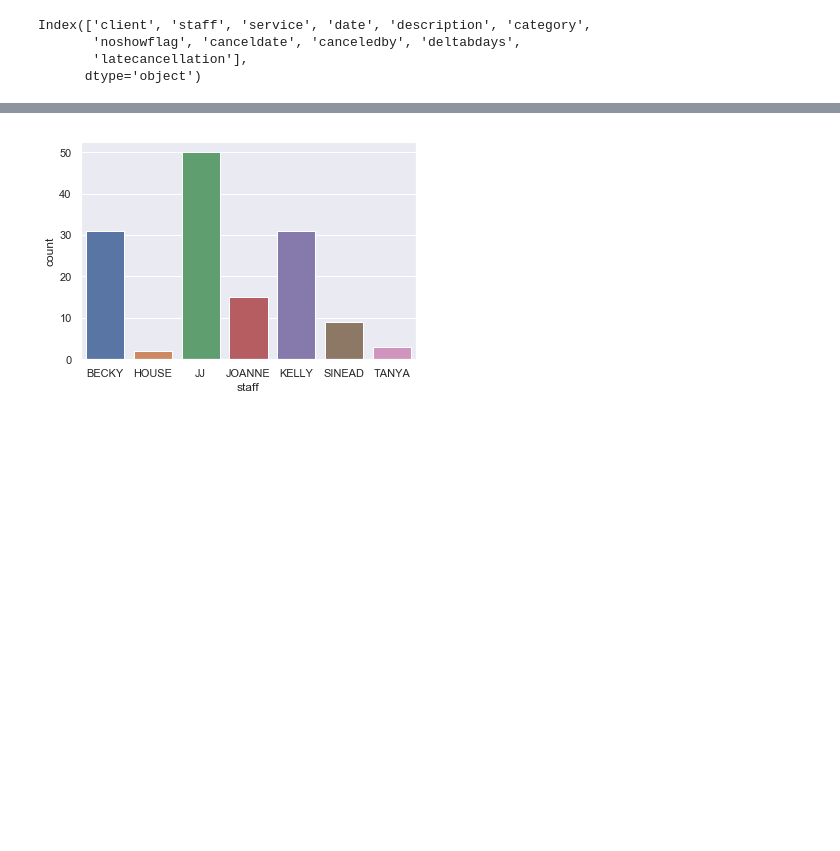
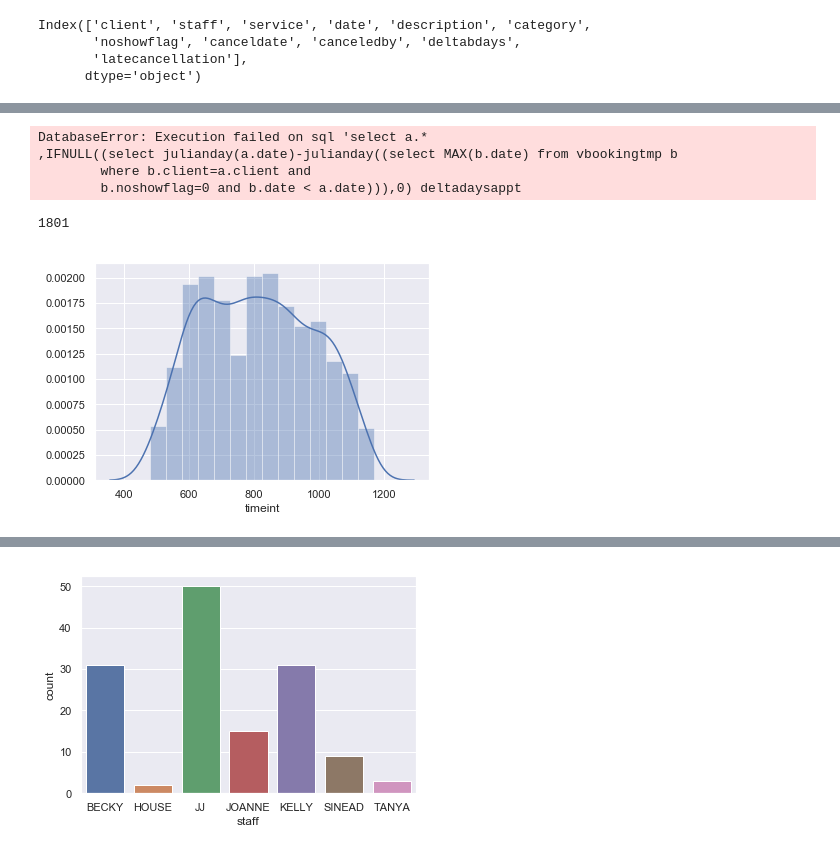
Before and after one commit to ericma007/p1, a Jupyter notebook: notebooks/init-database-exploration.ipynb, the cells around one changed output, grey strips where cells are left out. Cells and saved outputs as stored; diff of their text form; code cells hidden in the pictures; blank space fills up the shorter version.

```diff
--- a/notebooks/init-database-exploration.ipynb
+++ b/notebooks/init-database-exploration.ipynb
@@ -718,6 +718,7 @@ Index(['client', 'staff', 'service', 'date', 'description', 'category',
        'latecancellation'],
       dtype='object')
 # %%
-fbooking=pd.concat([bookings,cancellationnoshow],sort=False)
+fbooking2=pd.concat([bookings,cancellationnoshow.loc[:, cancellationnoshow.columns != 'deltabdays']
+],sort=False)
 len(fbooking)
 # %% [output]
@@ -760,9 +756,13 @@ tdate               1717
 dtype: int64
 # %%
 fbooking2['dayinweek']=pd.to_datetime(fbooking2['date']).apply(lambda x: x.weekday()).astype('category')
-fbooking2
+fbooking2['tdate']=pd.to_datetime(fbooking2['date'])
+fbooking2['month']=pd.to_datetime(fbooking2['date']).apply(lambda x: x.month)
+fbooking2['time01']=fbooking2['timeint'].apply(lambda x:
+                        ((x-fbooking2['timeint'].min())/(fbooking2['timeint'].max()-fbooking2['timeint'].min())))
+fbooking2['ttime']=pd.to_datetime(fbooking2['time'])
+fbooking2['hour']=fbooking2['ttime'].apply(lambda x: x.hour).astype('category')
 fbooking2['staff']=fbooking2.staff.astype('category')
 fbooking2['category']=fbooking2.category.astype('category')
-fbooking2['dayinweek'].unique()
-fbooking2[fbooking2.dayinweek==0]
+fbooking2.columns
 # %% [output]
@@ -795,0 +813,58 @@ array([736767., 736767., 736768., ..., 736820., 736852., 736818.])
+# %%
+query="""select a.*
+,IFNULL((select julianday(a.date)-julianday((select MAX(b.date) from vbookingtmp b
+        where b.client=a.client and
+        b.noshowflag=0 and b.date < a.date))),0) deltadaysappt
+,(select count(DISTINCT b.date) from vbookingtmp b
+where b.client=a.client and b.noshowflag=0 and
+    ((julianday(a.date)- julianday(b.date)) BETWEEN 1 and 30) ) last30dvisit
+,IFNULL((select 1 from vbookingtmp b
+where b.client=a.client and b.date = a.date and b.noshowflag=a.noshowflag
+      and b.latecancellation=a.latecancellation  and b.time<>a.time limit 1),0) multipleappt
+,IFNULL((select b.noshowflag  from vbookingtmp b
+where b.client=a.client and b.date < a.date and b.noshowflag =1
+order by b.date DESC limit 1),0) previousnoshow
+,IFNULL((select count(distinct b.date) from vbookingtmp b
+where b.client=a.client and ((julianday(a.date)- julianday(b.date)) BETWEEN 1 and 30)
+and b.noshowflag =1 ),0) last30dnoshow
+,(select b.date from vbookingtmp b
+where b.client=a.client and b.date < a.date and b.noshowflag =1
+order by b.date DESC limit 1) lastnoshowdate
+,(select b.hour from vbookingtmp b
+where b.client=a.client and b.date < a.date and b.noshowflag =1
+order by b.date DESC,b.time ASC limit 1) lastnoshowhour
+,(select b.dayinweek from vbookingtmp b where b.client=a.client and b.date < a.date and b.noshowflag =1
+order by b.date DESC limit 1) lastnoshowdayinweek
+,(select b.date from vbookingtmp b
+where b.client=a.client and b.date < a.date  and b.noshowflag =0
+order by b.date DESC limit 1) lastvisitdate
+,(select b.hour from vbookingtmp b
+where b.client=a.client and b.date < a.date and b.noshowflag =0
+order by b.date DESC,b.time ASC limit 1) lastvisithour
+,IFNULL((select b.staff from vbookingtmp b
+where b.client=a.client and b.date < a.date and b.noshowflag =0 and b.staff=a.staff
+order by b.date DESC limit 1),
+(select b.staff from vbookingtmp b
+where b.client=a.client and b.date < a.date and b.noshowflag =0
+order by b.date DESC limit 1) )laststaff
+,(select b.dayinweek from vbookingtmp b
+where b.client=a.client and b.date < a.date and b.noshowflag =0
+order by b.date DESC limit 1) lastvisitdayinweek
+,IFNULL((select b.service from vbookingtmp b
+where b.client=a.client and b.date < a.date and b.noshowflag =0 and b.service=a.service
+order by b.date DESC limit 1),(select b.service from vbookingtmp b
+where b.client=a.client and b.date < a.date and b.noshowflag =0
+order by b.date DESC limit 1))lastservice
+,IFNULL((select b.category from vbookingtmp b
+where b.client=a.client and b.date < a.date and b.noshowflag =0 and b.service=a.service
+order by b.date DESC limit 1),(select b.category from vbookingtmp b
+where b.client=a.client and b.date < a.date and b.noshowflag =0
+order by b.date DESC limit 1))lastcategory
+from vbookingtmp a
+"""
+df=readSQL(query)
+# %% [output]
+DatabaseError: Execution failed on sql 'select a.*
+,IFNULL((select julianday(a.date)-julianday((select MAX(b.date) from vbookingtmp b
+        where b.client=a.client and
+        b.noshowflag=0 and b.date < a.date))),0) deltadaysappt
@@ -795,0 +916,8 @@ array([736767., 736767., 736768., ..., 736820., 736852., 736818.])
+# %%
+len(df2)
+# %% [output]
+1801
+# %%
+ax=sns.distplot(fbooking2.loc[fbooking2['timeint'].notnull(),'timeint'])
+# %% [output]
+[figure, added]
```
Also changed, not shown: parts of 42 cells of this notebook, 8 other files.
